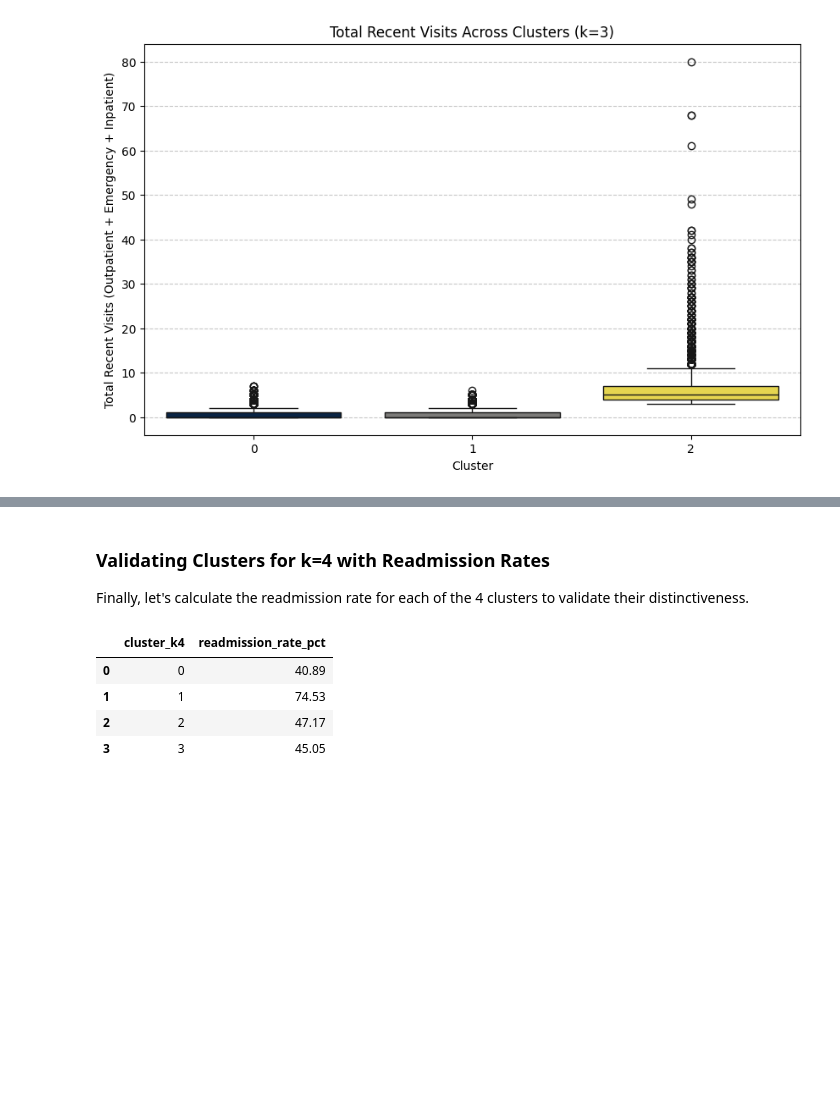
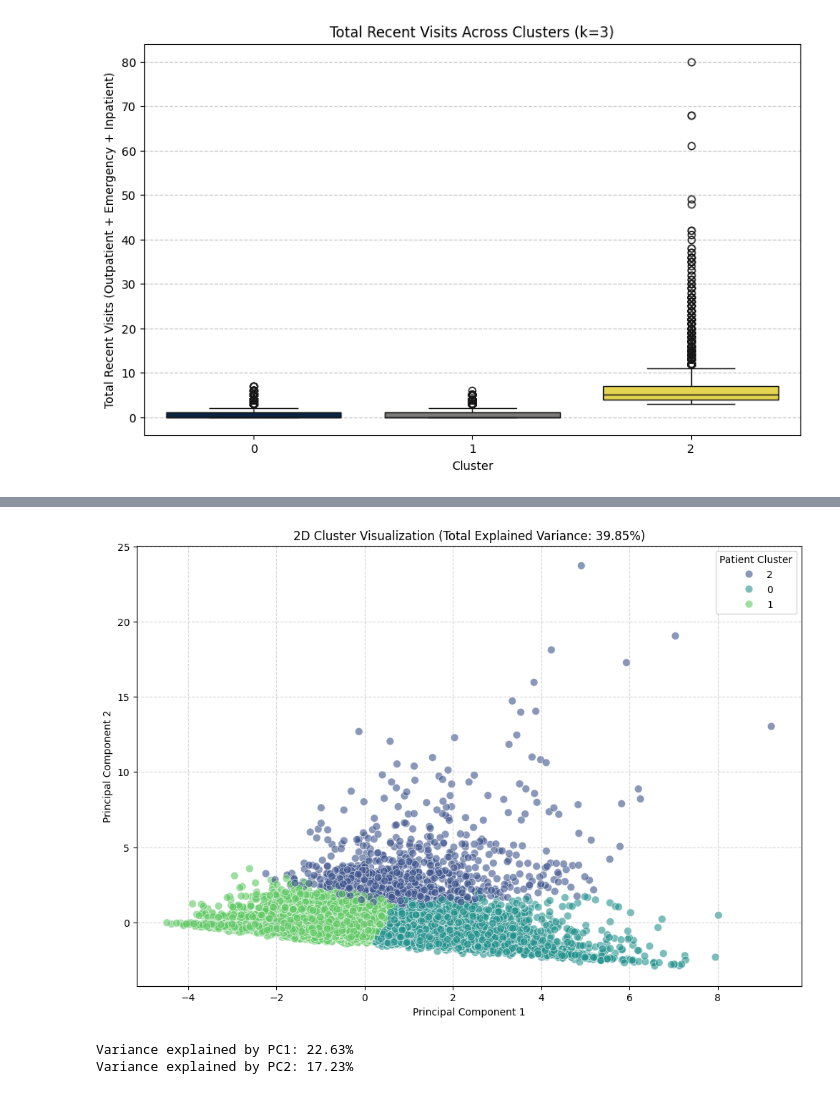
Before and after one commit to Goutam-Baid-zzz/Diabetes-Patient-Segmentation-ML, a Jupyter notebook: main.ipynb, the cells around one changed output, grey strips where cells are left out. Drawn from its saved outputs; the diff is of its cells as text; code cells hidden in the pictures; blank space fills up the shorter version.

```diff
--- a/main.ipynb
+++ b/main.ipynb
@@ -650,7 +546,0 @@ Given the slightly better differentiation in readmission rates and the more nuan
-# %%
-optimal_k = 4
-kmeans_model_k4 = KMeans(n_clusters=optimal_k, random_state=42, n_init=10)
-kmeans_model_k4.fit(X_processed)
-
-df['cluster_k4'] = kmeans_model_k4.labels_
-display(df.head())
@@ -705,15 +547,33 @@ Distribution of 'medical_specialty' across clusters (k=4):
-# %% [markdown]
-### Validating Clusters for k=4 with Readmission Rates
-
-Finally, let's calculate the readmission rate for each of the 4 clusters to validate their distinctiveness.
-# %%
-readmission_rates_k4 = df.groupby('cluster_k4')['is_readmitted'].mean().reset_index()
-readmission_rates_k4['readmission_rate_pct'] = (readmission_rates_k4['is_readmitted'] * 100).round(2)
-
-display(readmission_rates_k4[['cluster_k4', 'readmission_rate_pct']])
-# %% [output]
-|  | cluster_k4 | readmission_rate_pct |
-| 0 | 0 | 40.89 |
-| 1 | 1 | 74.53 |
-| 2 | 2 | 47.17 |
-| 3 | 3 | 45.05 |
+# %%
+pca_2d = PCA(n_components=2)
+
+components_2d = pca_2d.fit_transform(X_processed)
+
+plot_df = pd.DataFrame(components_2d, columns=['PC1', 'PC2'])
+plot_df['cluster'] = df['cluster'].astype(str)
+
+plt.figure(figsize=(12, 8))
+sns.scatterplot(
+    data=plot_df.sample(10000),
+    x='PC1', y='PC2',
+    hue='cluster',
+    palette='viridis',
+    alpha=0.6,
+    edgecolor='w',
+    s=60
+)
+
+explained_var = pca_2d.explained_variance_ratio_.sum()
+plt.title(f'2D Cluster Visualization (Total Explained Variance: {explained_var:.2%})')
+plt.xlabel('Principal Component 1')
+plt.ylabel('Principal Component 2')
+plt.grid(True, linestyle='--', alpha=0.5)
+plt.legend(title='Patient Cluster')
+plt.show()
+
+print(f"Variance explained by PC1: {pca_2d.explained_variance_ratio_[0]:.2%}")
+print(f"Variance explained by PC2: {pca_2d.explained_variance_ratio_[1]:.2%}")
+# %% [output]
+[figure, added]
+Variance explained by PC1: 22.63%
+Variance explained by PC2: 17.23%
```
Also changed, not shown: parts of 18 cells of this notebook.
